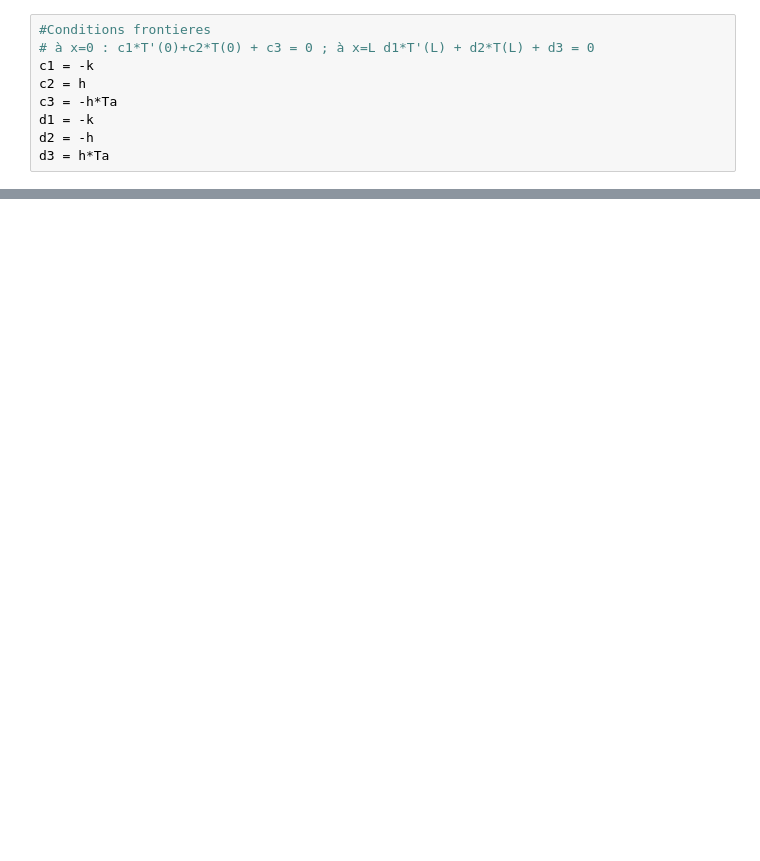
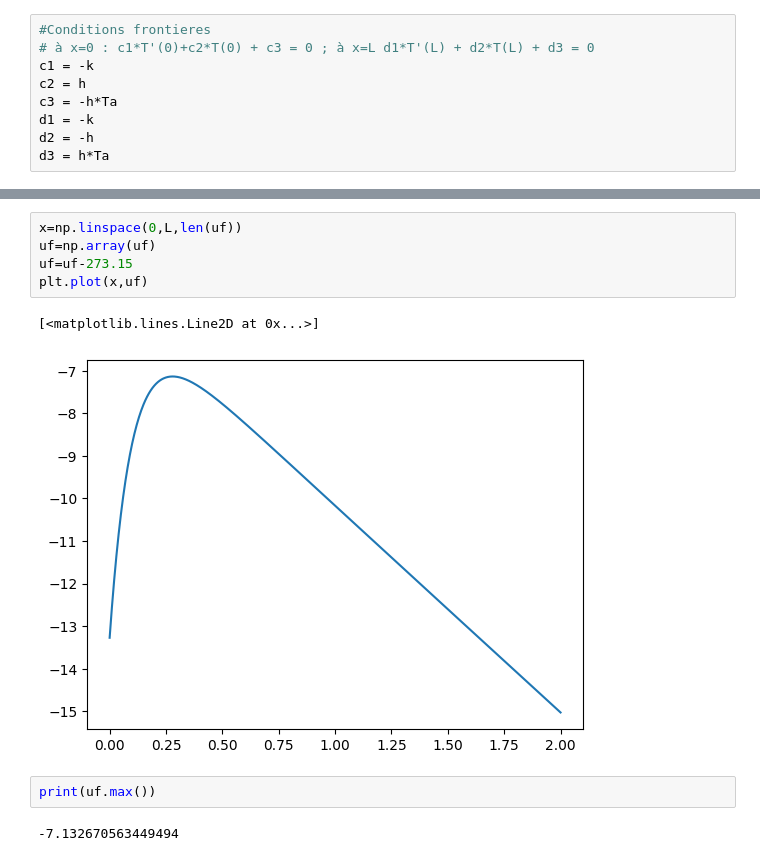
Before and after one commit to SebGagnon/PHS3903, a Jupyter notebook: MiniDev1/Exo1.ipynb, the cells around one changed output, grey strips where cells are left out. Drawn from its saved outputs; the diff is of its cells as text; blank space fills up the shorter version.

```diff
--- a/MiniDev1/Exo1.ipynb
+++ b/MiniDev1/Exo1.ipynb
@@ -77,0 +87,12 @@ while t<tf:
+# %%
+x=np.linspace(0,L,len(uf))
+uf=np.array(uf)
+uf=uf-273.15
+plt.plot(x,uf)
+# %% [output]
+[<matplotlib.lines.Line2D at 0x...>]
+[figure, added]
+# %%
+print(uf.max())
+# %% [output]
+-7.132670563449494
```
Also changed, not shown: parts of 4 cells of this notebook.
